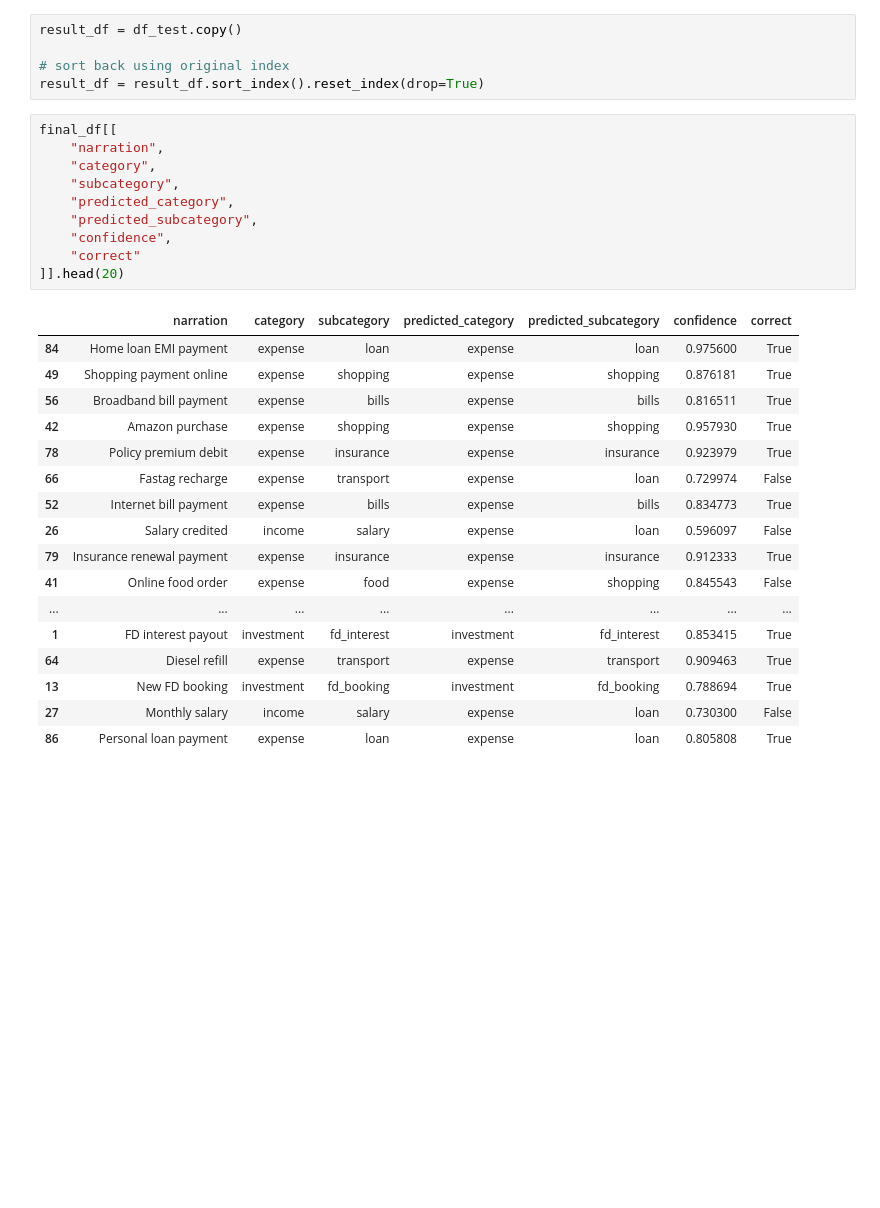
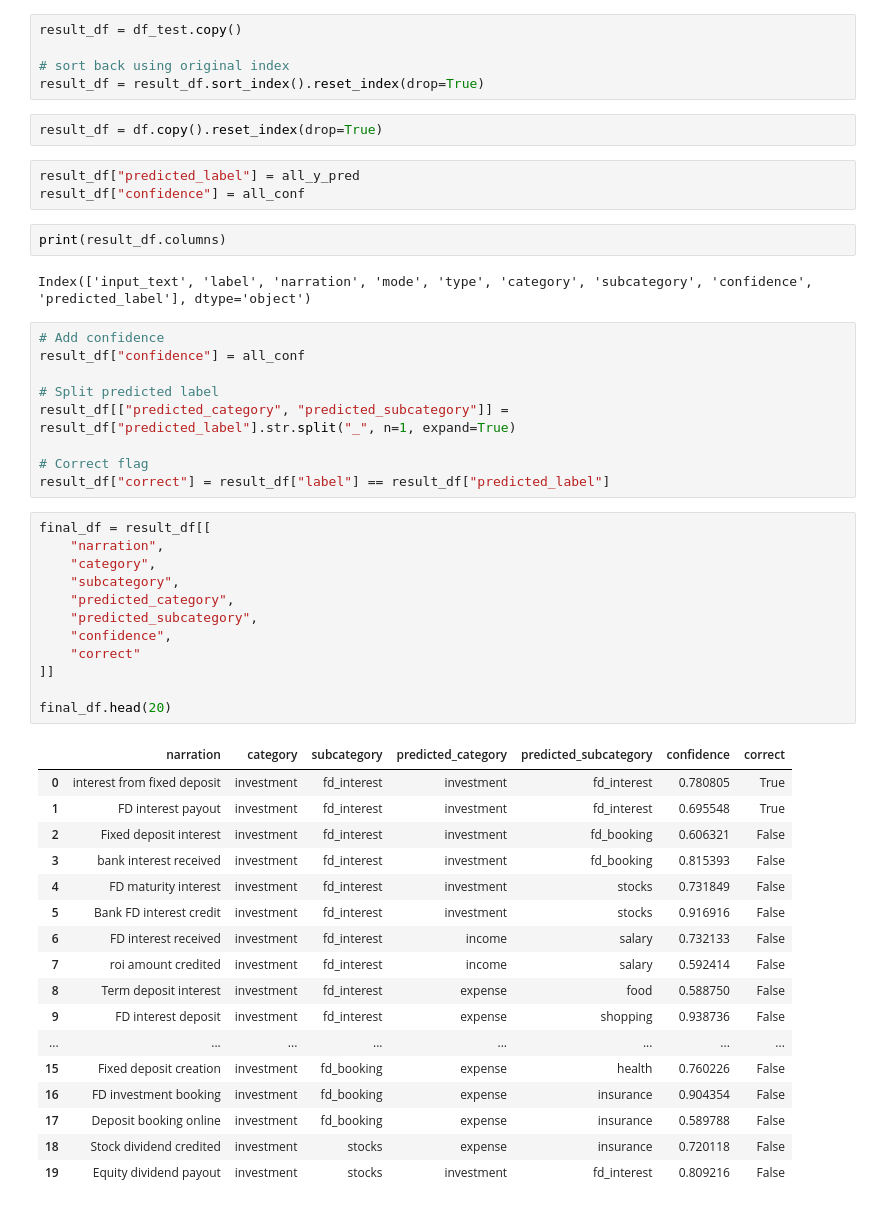
Before and after one commit to swarajp8020/GLiNER2, a Jupyter notebook: practice/poc/gliner2_transaction_classification.ipynb, the cells around one changed output. Cells and saved outputs as stored; diff of their text form; blank space fills up the shorter version.

```diff
--- a/practice/poc/gliner2_transaction_classification.ipynb
+++ b/practice/poc/gliner2_transaction_classification.ipynb
@@ -119,34 +143,54 @@ result_df = df_test.copy()
 
 # sort back using original index
 result_df = result_df.sort_index().reset_index(drop=True)
+# %%
+result_df = df.copy().reset_index(drop=True)
+# %%
+result_df["predicted_label"] = all_y_pred
+result_df["confidence"] = all_conf
+# %%
+print(result_df.columns)
+# %% [output]
+Index(['input_text', 'label', 'narration', 'mode', 'type', 'category', 'subcategory', 'confidence', 'predicted_label'], dtype='object')
+# %%
+# Add confidence
+result_df["confidence"] = all_conf
+
+# Split predicted label
+result_df[["predicted_category", "predicted_subcategory"]] = result_df["predicted_label"].str.split("_", n=1, expand=True)
+
+# Correct flag
+result_df["correct"] = result_df["label"] == result_df["predicted_label"]
 # %%
-final_df[[
+final_df = result_df[[
     "narration",
     "category",
     "subcategory",
     "predicted_category",
     "predicted_subcategory",
     "confidence",
     "correct"
-]].head(20)
+]]
+
+final_df.head(20)
 # %% [output]
 |  | narration | category | subcategory | predicted_category | predicted_subcategory | confidence | correct |
-| 84 | Home loan EMI payment | expense | loan | expense | loan | 0.975600 | True |
-| 49 | Shopping payment online | expense | shopping | expense | shopping | 0.876181 | True |
-| 56 | Broadband bill payment | expense | bills | expense | bills | 0.816511 | True |
-| 42 | Amazon purchase | expense | shopping | expense | shopping | 0.957930 | True |
-| 78 | Policy premium debit | expense | insurance | expense | insurance | 0.923979 | True |
-| 66 | Fastag recharge | expense | transport | expense | loan | 0.729974 | False |
-| 52 | Internet bill payment | expense | bills | expense | bills | 0.834773 | True |
-| 26 | Salary credited | income | salary | expense | loan | 0.596097 | False |
-| 79 | Insurance renewal payment | expense | insurance | expense | insurance | 0.912333 | True |
-| 41 | Online food order | expense | food | expense | shopping | 0.845543 | False |
+| 0 | interest from fixed deposit | investment | fd_interest | investment | fd_interest | 0.780805 | True |
+| 1 | FD interest payout | investment | fd_interest | investment | fd_interest | 0.695548 | True |
+| 2 | Fixed deposit interest | investment | fd_interest | investment | fd_booking | 0.606321 | False |
+| 3 | bank interest received | investment | fd_interest | investment | fd_booking | 0.815393 | False |
+| 4 | FD maturity interest | investment | fd_interest | investment | stocks | 0.731849 | False |
+| 5 | Bank FD interest credit | investment | fd_interest | investment | stocks | 0.916916 | False |
+| 6 | FD interest received | investment | fd_interest | income | salary | 0.732133 | False |
+| 7 | roi amount credited | investment | fd_interest | income | salary | 0.592414 | False |
+| 8 | Term deposit interest | investment | fd_interest | expense | food | 0.588750 | False |
+| 9 | FD interest deposit | investment | fd_interest | expense | shopping | 0.938736 | False |
 | ... | ... | ... | ... | ... | ... | ... | ... |
-| 1 | FD interest payout | investment | fd_interest | investment | fd_interest | 0.853415 | True |
-| 64 | Diesel refill | expense | transport | expense | transport | 0.909463 | True |
-| 13 | New FD booking | investment | fd_booking | investment | fd_booking | 0.788694 | True |
-| 27 | Monthly salary | income | salary | expense | loan | 0.730300 | False |
-| 86 | Personal loan payment | expense | loan | expense | loan | 0.805808 | True |
+| 15 | Fixed deposit creation | investment | fd_booking | expense | health | 0.760226 | False |
+| 16 | FD investment booking | investment | fd_booking | expense | insurance | 0.904354 | False |
+| 17 | Deposit booking online | investment | fd_booking | expense | insurance | 0.589788 | False |
+| 18 | Stock dividend credited | investment | stocks | expense | insurance | 0.720118 | False |
+| 19 | Equity dividend payout | investment | stocks | investment | fd_interest | 0.809216 | False |
 # %%
 from sklearn.metrics import classification_report
 import numpy as np
```
Also changed, not shown: parts of 8 cells of this notebook, 2 other files.
